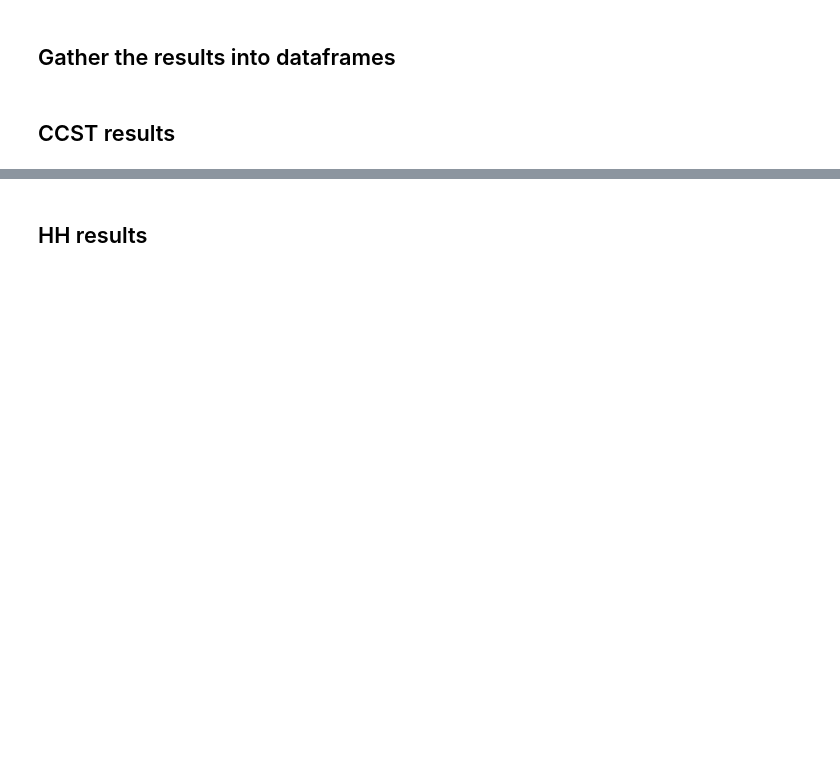
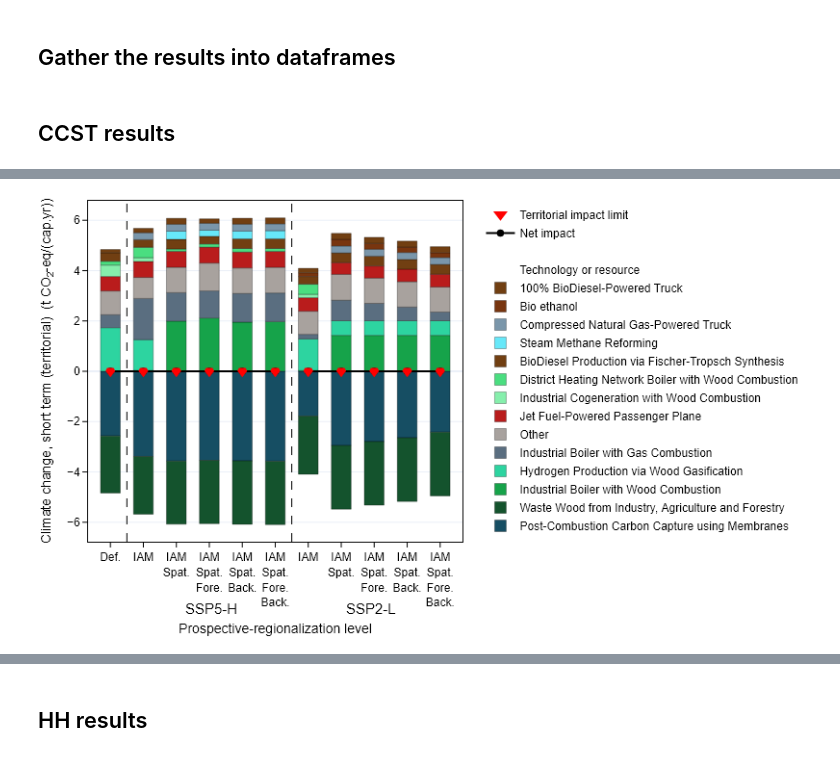
Before and after one commit to CIRAIG/EnergyScope-Quebec, a Jupyter notebook: projects/lca/02_Regionalization/01_Notebooks/02_Min_TC_2050.ipynb, the cells around one changed output, grey strips where cells are left out. Cells and saved outputs as stored; diff of their text form; code cells hidden in the pictures; blank space fills up the shorter version.

```diff
--- a/projects/lca/02_Regionalization/01_Notebooks/02_Min_TC_2050.ipynb
+++ b/projects/lca/02_Regionalization/01_Notebooks/02_Min_TC_2050.ipynb
@@ -568,16 +618,18 @@ plot_contribution_by_sector(
 # %%
 plot_contribution_by_sector(
     df=df_total_impact,
     imp_cat=cc_cat_name + ' (territorial)',
     save_results=save_results,
     group_by='index',
-    cutoff=0.028,
+    cutoff=0.022,
     showlegend=True,
     df_ccst_terr_abroad=df_results_constraints,
     show_direct_marker=False,
     show_total_marker=True,
     hatch_phase=False,
 )
+# %% [output]
+[figure, added]
 # %%
 plot_contribution_by_sector(
     df=df_total_impact,
```
Also changed, not shown: parts of 46 cells of this notebook.
